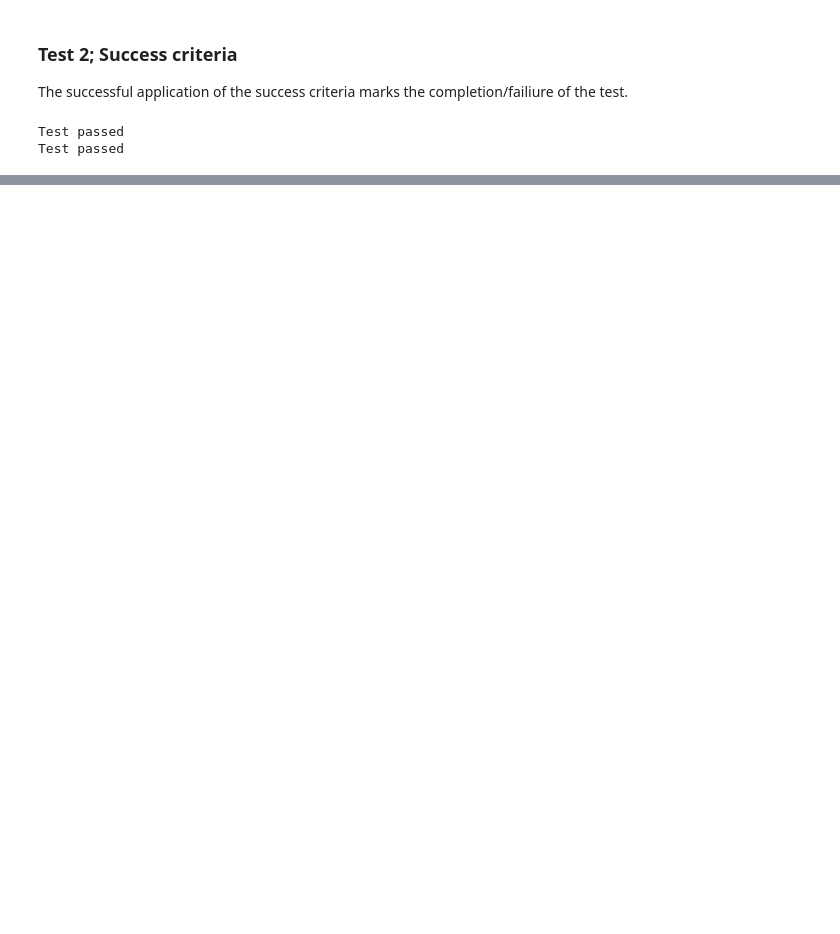
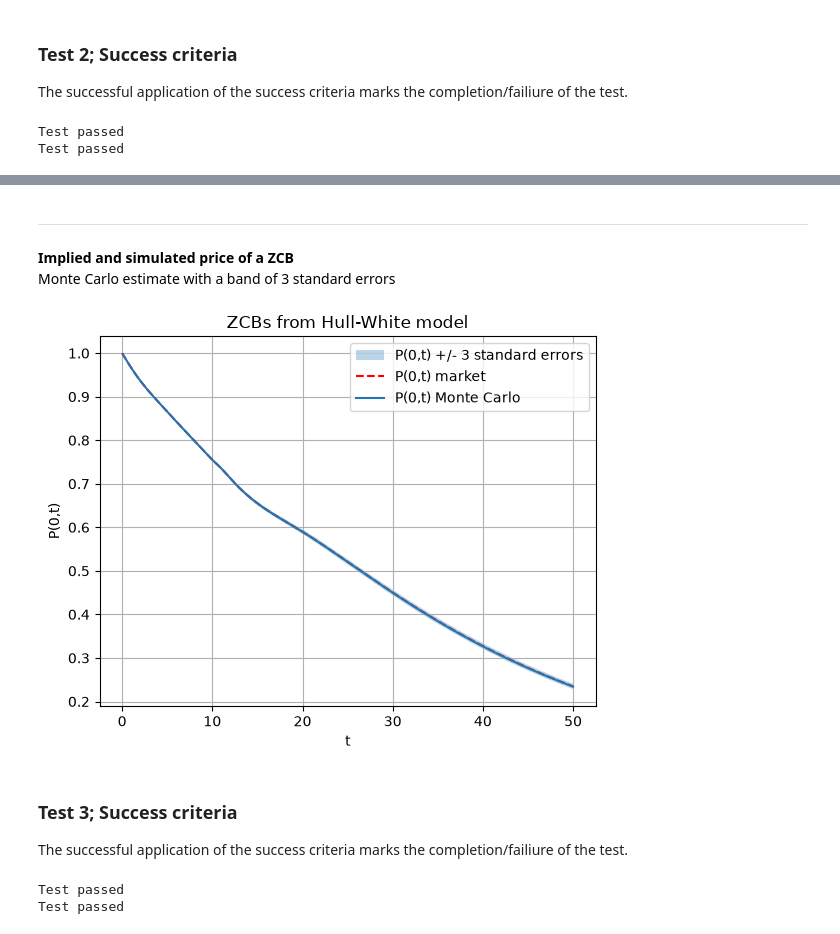
Before and after one commit to open-source-modelling/Light_Economic_Generator, a Jupyter notebook: VALIDATION HULL WHITE.ipynb, the cells around one changed output, grey strips where cells are left out. Saved outputs shown, nothing was run; the diff lists cells and outputs as text; code cells hidden in the pictures; blank space fills up the shorter version.

```diff
--- a/VALIDATION HULL WHITE.ipynb
+++ b/VALIDATION HULL WHITE.ipynb
@@ -707,2 +378,33 @@ Test passed
+# %% [markdown]
+***
+<span style=color:black>
+    <b>Implied and simulated price of a ZCB</b>
+</span>
+<br>
+<span style=color:black>
+    Monte Carlo estimate with a band of 3 standard errors
+</span>
+# %%
+fig, ax1 = plt.subplots(1,1)
+ax1.fill_between(t[1:], implied_term_structure[1:] - 3*standard_error, implied_term_structure[1:] + 3*standard_error, alpha=0.3, label="P(0,t) +/- 3 standard errors")
+ax1.plot(t, implied_term_structure, "--r", label="P(0,t) market")
+ax1.plot(t[1:], sample_mean, label="P(0,t) Monte Carlo")
+ax1.set_xlabel("t")
+ax1.set_ylabel("P(0,t)")
+ax1.set_title("ZCBs from Hull-White model")
+ax1.grid()
+ax1.legend()
+plt.show()
+# %% [output]
+[figure, added]
+# %% [markdown]
+### Test 3; Success criteria
+
+The successful application of the success criteria marks the completion/failiure of the test.
+# %%
+result3 = SuccessTest(test_statistics_3.values, z_score_max, z_score_average)
+# %% [output]
+Test passed
+Test passed
 # %%
 fig, ax1 = plt.subplots(1,1)
```
Also changed, not shown: parts of 127 cells of this notebook, 3 other files.
